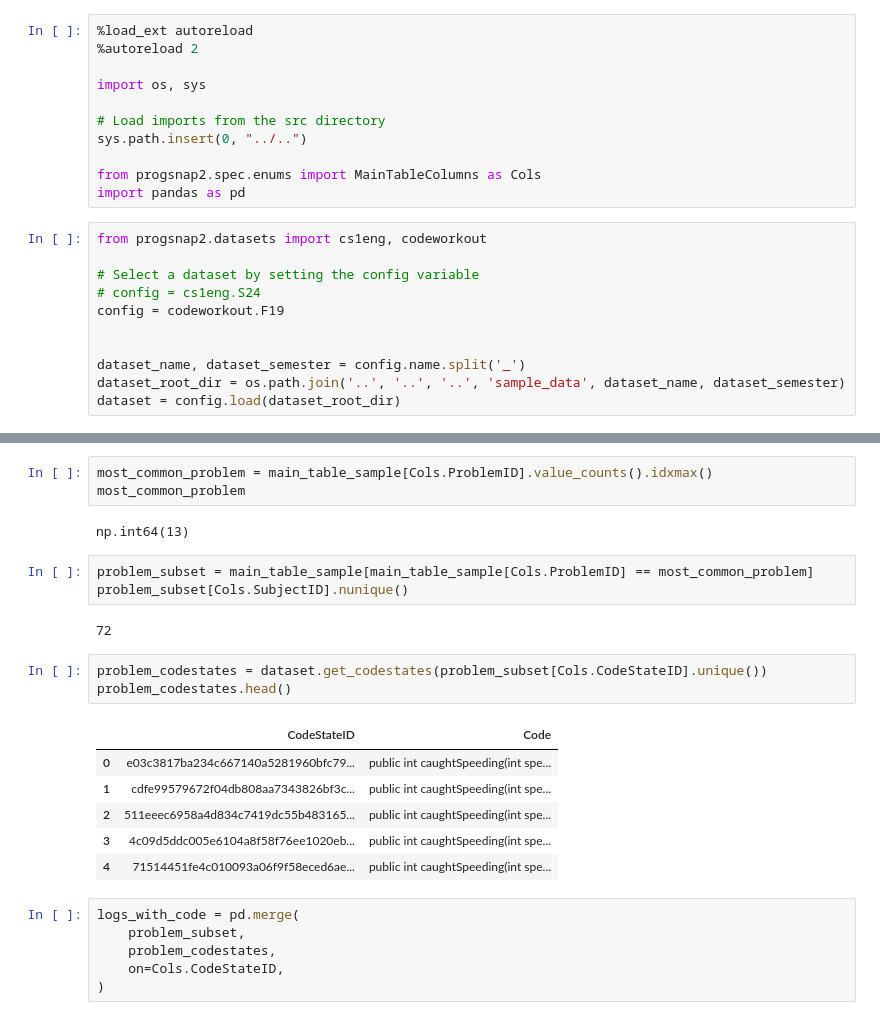
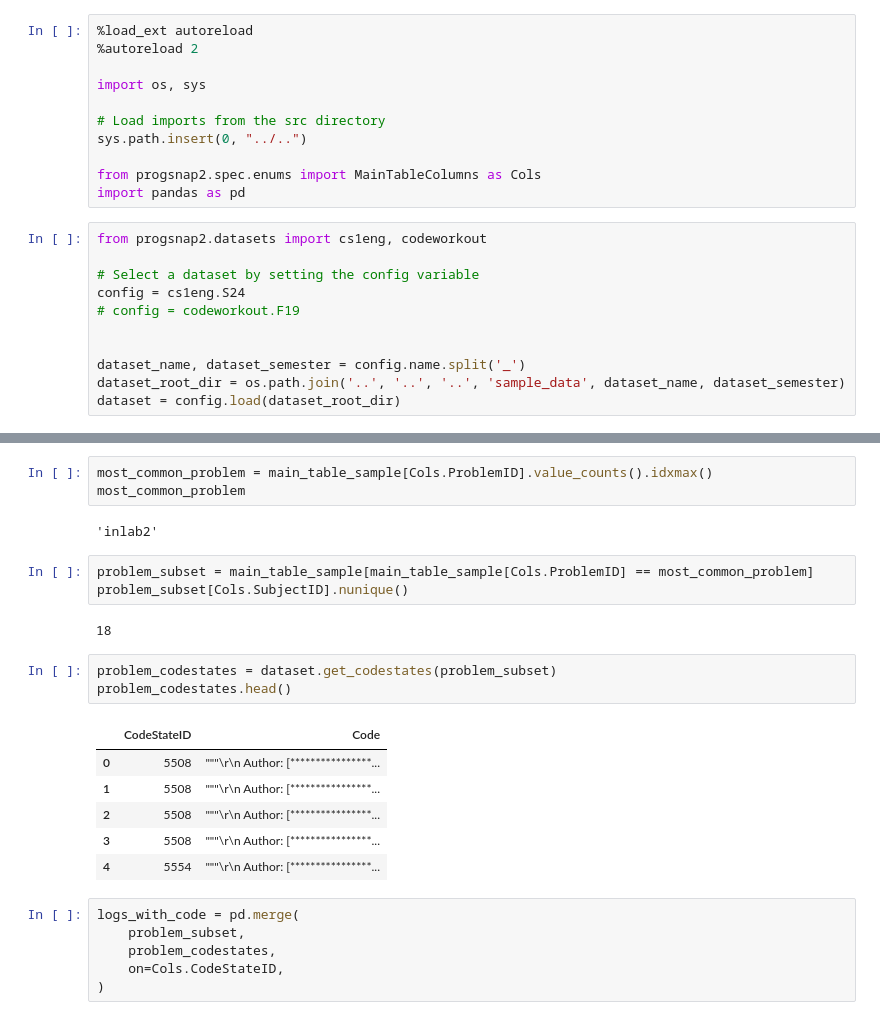
Before and after one commit to CSSPLICE/ProgSnapToolkit, a Jupyter notebook: src/progsnap2/examples/clustering.ipynb, the cells around one changed output, grey strips where cells are left out. Cells and saved outputs as stored; diff of their text form.

Commit message:
Refactored codestate writing; tested tables

```diff
--- a/src/progsnap2/examples/clustering.ipynb
+++ b/src/progsnap2/examples/clustering.ipynb
@@ -13,8 +13,8 @@ import pandas as pd
 from progsnap2.datasets import cs1eng, codeworkout
 
 # Select a dataset by setting the config variable
-# config = cs1eng.S24
-config = codeworkout.F19
+config = cs1eng.S24
+# config = codeworkout.F19
 
 
 dataset_name, dataset_semester = config.name.split('_')
@@ -31,22 +31,22 @@ Warning: Invalid timezone offset '0' for 'ServerTimestamp' value '2019-10-01T02:
 most_common_problem = main_table_sample[Cols.ProblemID].value_counts().idxmax()
 most_common_problem
 # %% [output]
-np.int64(13)
+'inlab2'
 # %%
 problem_subset = main_table_sample[main_table_sample[Cols.ProblemID] == most_common_problem]
 problem_subset[Cols.SubjectID].nunique()
 # %% [output]
-72
+18
 # %%
-problem_codestates = dataset.get_codestates(problem_subset[Cols.CodeStateID].unique())
+problem_codestates = dataset.get_codestates(problem_subset)
 problem_codestates.head()
 # %% [output]
 |  | CodeStateID | Code |
-| 0 | e03c3817ba234c667140a5281960bfc79... | public int caughtSpeeding(int spe... |
-| 1 | cdfe99579672f04db808aa7343826bf3c... | public int caughtSpeeding(int spe... |
-| 2 | 511eeec6958a4d834c7419dc55b483165... | public int caughtSpeeding(int spe... |
-| 3 | 4c09d5ddc005e6104a8f58f76ee1020eb... | public int caughtSpeeding(int spe... |
-| 4 | 71514451fe4c010093a06f9f58eced6ae... | public int caughtSpeeding(int spe... |
+| 0 | 5508 | """\r\n Author: [****************... |
+| 1 | 5508 | """\r\n Author: [****************... |
+| 2 | 5508 | """\r\n Author: [****************... |
+| 3 | 5508 | """\r\n Author: [****************... |
+| 4 | 5554 | """\r\n Author: [****************... |
 # %%
 logs_with_code = pd.merge(
     problem_subset,
```
Also changed, not shown: parts of 1 cell of this notebook, 7 other files.
